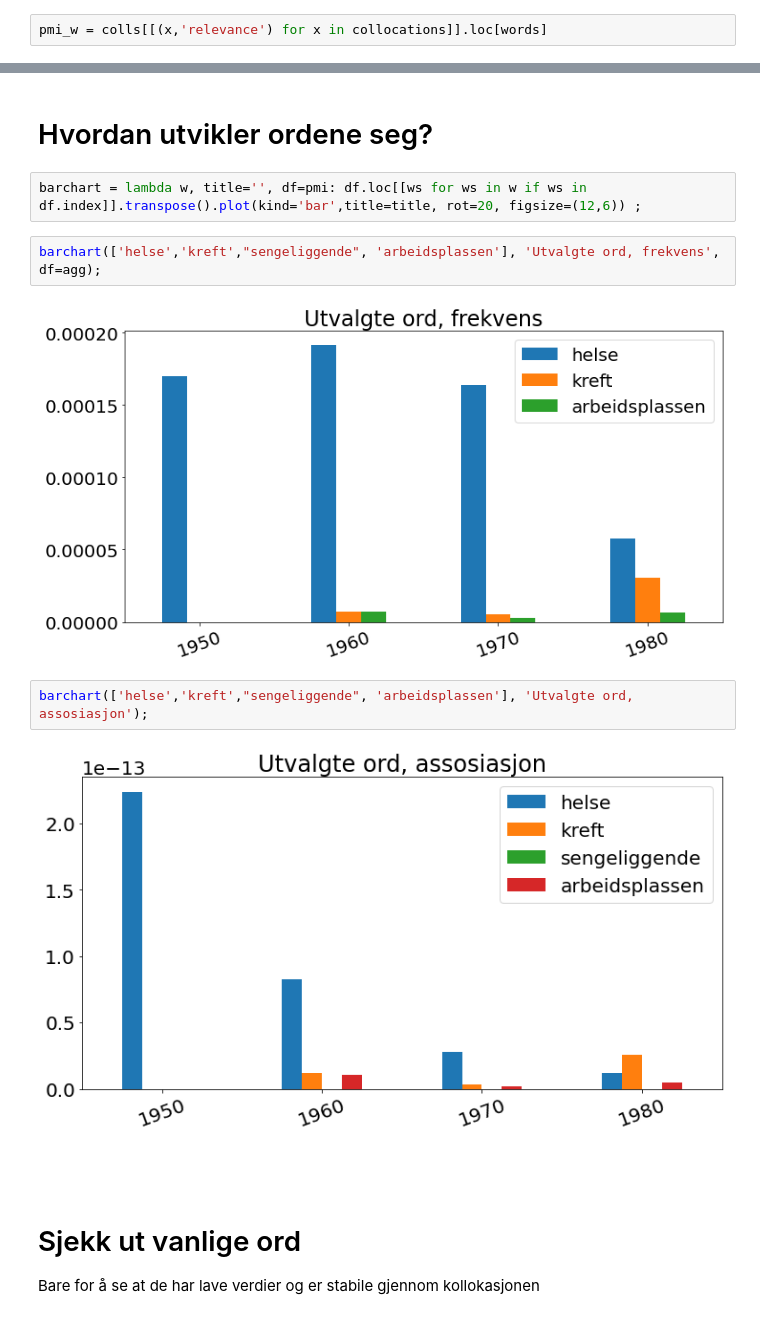
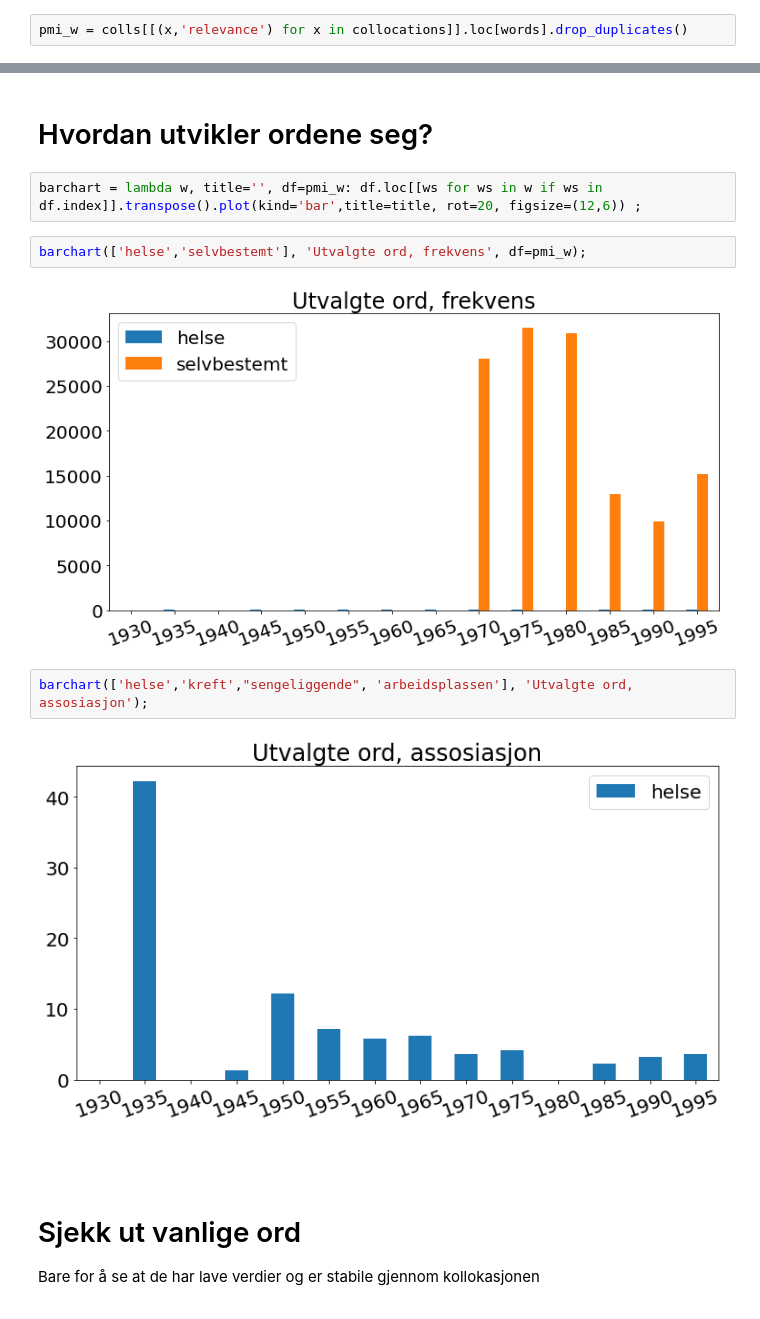
Before and after one commit to Yoonsen/Conceptual_change, a Jupyter notebook: coll_abort.ipynb, the cells around one changed output, grey strips where cells are left out. Cells and saved outputs as stored; diff of their text form.

```diff
--- a/coll_abort.ipynb
+++ b/coll_abort.ipynb
@@ -308,6 +308,6 @@ words = [sub(collocations[x].coll).index for x in collocations]
 # %%
 words = [w for wrd in words for w in wrd]
 # %%
-pmi_w = colls[[(x,'relevance') for x in collocations]].loc[words]
+pmi_w = colls[[(x,'relevance') for x in collocations]].loc[words].drop_duplicates()
 # %%
 pmi_w.columns = [x[0] for x in pmi_w.columns]
@@ -549,15 +514,15 @@ Folkeaksjonen, Selvbestemt, Øog, Kvinnefronten, Kvinneaksjonen, Sjølbestemt, H
 # %% [markdown]
 # Hvordan utvikler ordene seg?
 # %%
-barchart = lambda w, title='', df=pmi: df.loc[[ws for ws in w if ws in df.index]].transpose().plot(kind='bar',title=title, rot=20, figsize=(12,6)) ;
+barchart = lambda w, title='', df=pmi_w: df.loc[[ws for ws in w if ws in df.index]].transpose().plot(kind='bar',title=title, rot=20, figsize=(12,6)) ;
 # %%
-barchart(['helse','kreft',"sengeliggende", 'arbeidsplassen'], 'Utvalgte ord, frekvens', df=agg);
+barchart(['helse','selvbestemt'], 'Utvalgte ord, frekvens', df=pmi_w);
 # %% [output]
-[figure, old version]
+[figure, new version]
 # %%
 barchart(['helse','kreft',"sengeliggende", 'arbeidsplassen'], 'Utvalgte ord, assosiasjon');
 # %% [output]
-[figure, old version]
+[figure, new version]
 # %% [markdown]
 <br>
 <br>
```
Also changed, not shown: parts of 32 cells of this notebook.
